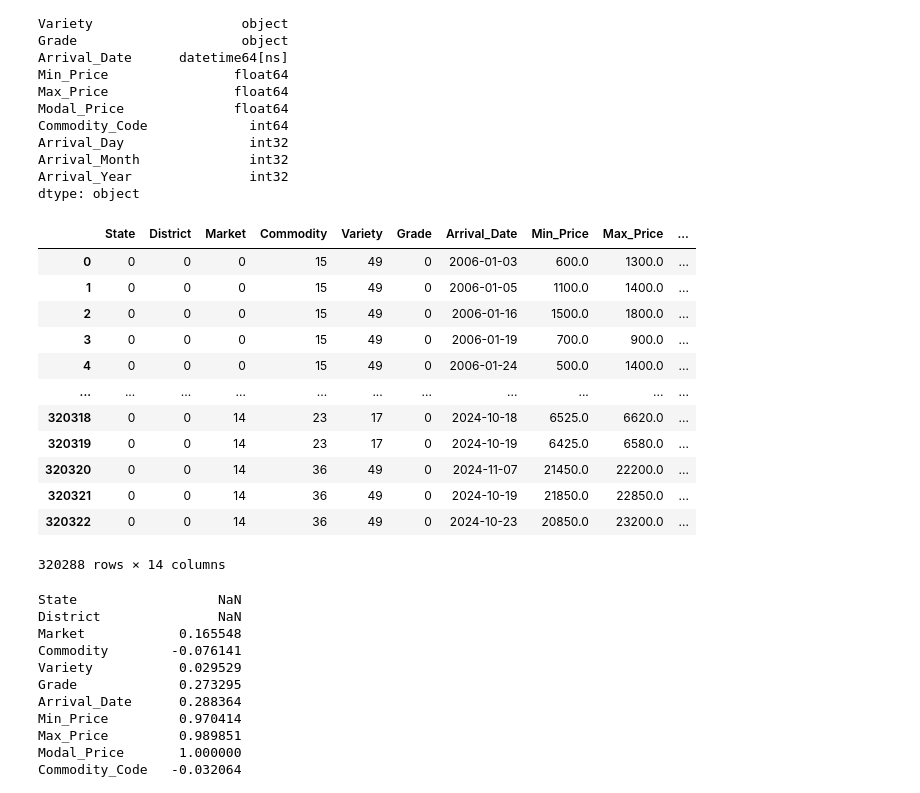
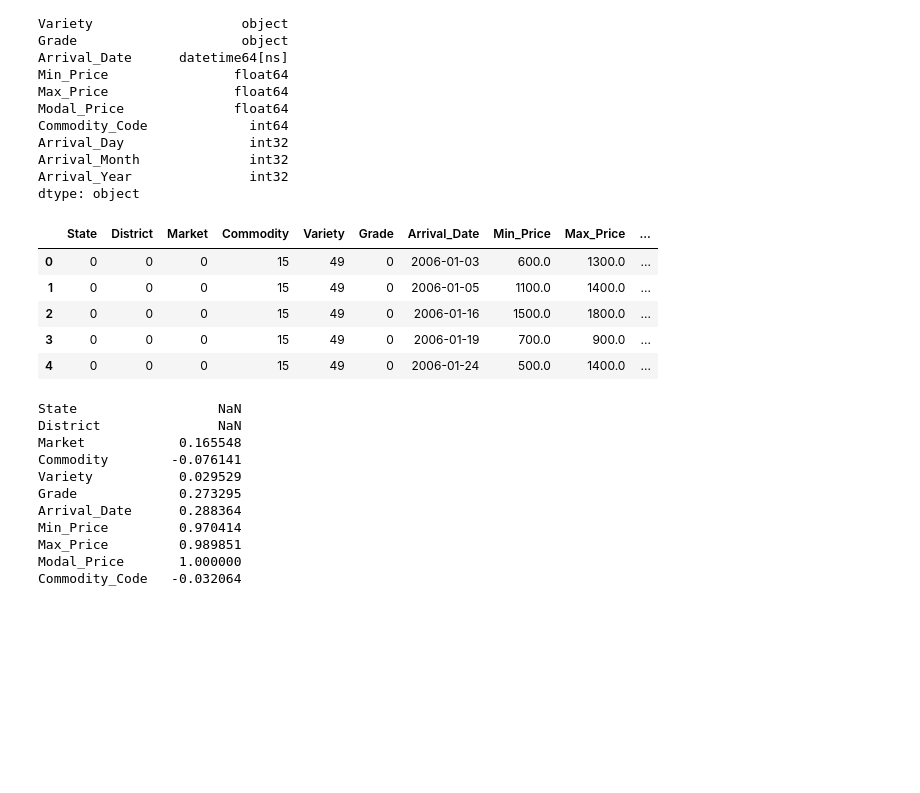
Before and after one commit to Jinay-Vora123/IT462-Exploratory-Data-Analysis-Project, a Jupyter notebook: EDA_Project.ipynb, the cells around one changed output. Drawn from its saved outputs; the diff is of its cells as text; code cells hidden in the pictures; blank space fills up the shorter version.

```diff
--- a/EDA_Project.ipynb
+++ b/EDA_Project.ipynb
@@ -83,30 +79,21 @@ Arrival_Month              int32
 Arrival_Year               int32
 dtype: object
 # %%
-from sklearn.preprocessing import LabelEncoder
-
 le = LabelEncoder()
 
 catcols = df.select_dtypes(include='object')
 
 for i in catcols:
     df[i] = le.fit_transform(df[i])
 
-df
+df.head()
 # %% [output]
 |  | State | District | Market | Commodity | Variety | Grade | Arrival_Date | Min_Price | Max_Price | ... |
 | 0 | 0 | 0 | 0 | 15 | 49 | 0 | 2006-01-03 | 600.0 | 1300.0 | ... |
 | 1 | 0 | 0 | 0 | 15 | 49 | 0 | 2006-01-05 | 1100.0 | 1400.0 | ... |
 | 2 | 0 | 0 | 0 | 15 | 49 | 0 | 2006-01-16 | 1500.0 | 1800.0 | ... |
 | 3 | 0 | 0 | 0 | 15 | 49 | 0 | 2006-01-19 | 700.0 | 900.0 | ... |
 | 4 | 0 | 0 | 0 | 15 | 49 | 0 | 2006-01-24 | 500.0 | 1400.0 | ... |
-| ... | ... | ... | ... | ... | ... | ... | ... | ... | ... | ... |
-| 320318 | 0 | 0 | 14 | 23 | 17 | 0 | 2024-10-18 | 6525.0 | 6620.0 | ... |
-| 320319 | 0 | 0 | 14 | 23 | 17 | 0 | 2024-10-19 | 6425.0 | 6580.0 | ... |
-| 320320 | 0 | 0 | 14 | 36 | 49 | 0 | 2024-11-07 | 21450.0 | 22200.0 | ... |
-| 320321 | 0 | 0 | 14 | 36 | 49 | 0 | 2024-10-19 | 21850.0 | 22850.0 | ... |
-| 320322 | 0 | 0 | 14 | 36 | 49 | 0 | 2024-10-23 | 20850.0 | 23200.0 | ... |
-320288 rows × 14 columns
 # %%
 corr = df.corr()
 
```
Also changed, not shown: parts of 19 cells of this notebook.
